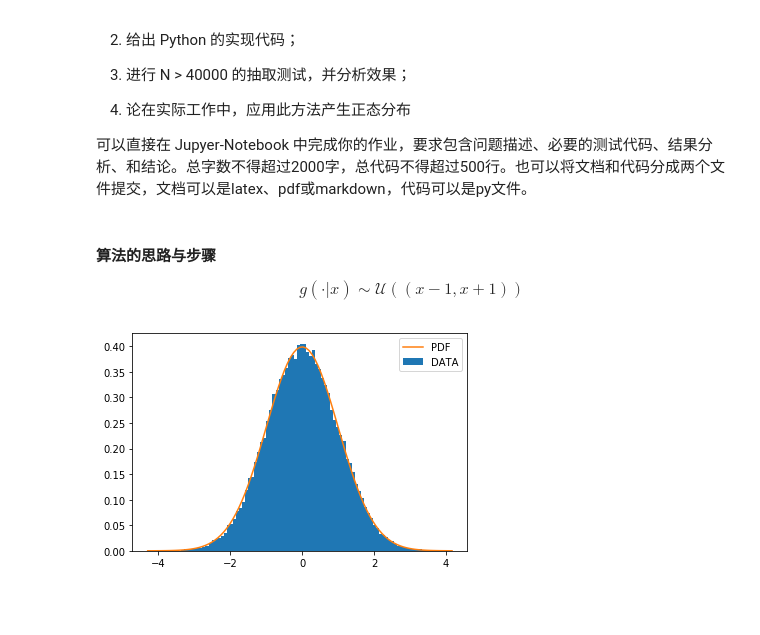
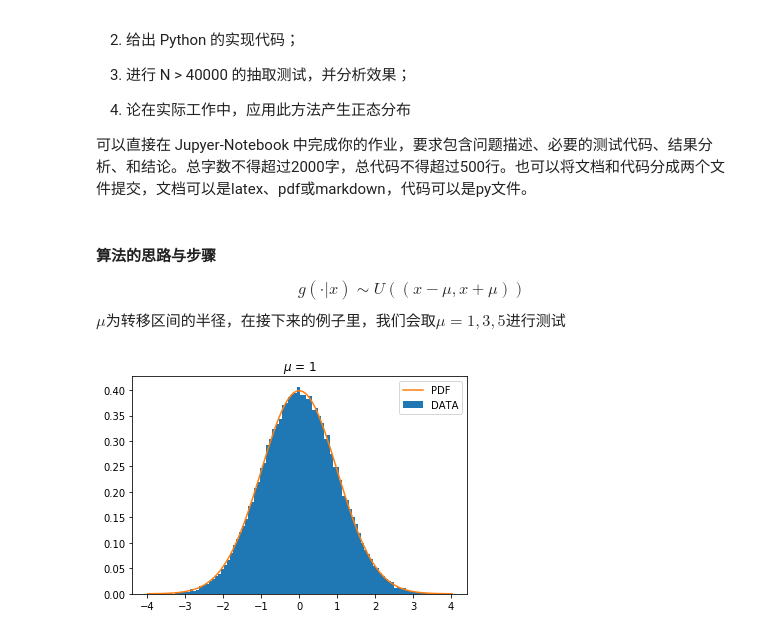
Before and after one commit to handsome12138/ComputerSimulationGit, a Jupyter notebook: Homework/hw3/hw3.ipynb, the cells around one changed output. Saved outputs shown, nothing was run; the diff lists cells and outputs as text; code cells hidden in the pictures; blank space fills up the shorter version.

```diff
--- a/Homework/hw3/hw3.ipynb
+++ b/Homework/hw3/hw3.ipynb
@@ -18,8 +18,9 @@
 # %% [markdown]
 #### 算法的思路与步骤
 $$
-g(\cdot | x) \sim \mathcal{U}((x-1,x+1))
+g(\cdot | x) \sim U((x-\mu,x+\mu))
 $$
+$\mu$为转移区间的半径，在接下来的例子里，我们会取$\mu = 1,3,5$进行测试
 # %%
 import numpy as np
 import matplotlib.pyplot as plt
@@ -33,21 +40,29 @@ def trans(x):
 # %%
-N = 100000 # 总次数
+N = 500000 # 总次数
 start = 10000
-res = np.zeros(N) # 保存结果的向量
-x = 0 #初值
-for i in range(N):
-    y = trans(x)
-    h = np.min([1, f(y)/f(x)])
-    u = np.random.rand()
-    if u < h:
-        x = y
-    res[i] = x
+
+def norm_gen(func = trans,N = 100000, start = 10000, x0=0):
+    res = np.zeros(N) # 保存结果的向量
+    x = x0 #初值
+    for i in range(N):
+        y = func(x)
+        h = np.min([1, f(y)/f(x)])
+        u = np.random.rand()
+        if u < h:
+            x = y
+        res[i] = x
+    return res
+
+res1 = norm_gen(trans)
+res2 = norm_gen(trans2)
+res3 = norm_gen(trans3)
 # %%
 # 绘制模块
-num = plt.hist(res[start:], bins = 100, normed = 1, label='DATA')
+num = plt.hist(res1[start:], bins = 100, normed = 1, label='DATA')
 y = 1/np.sqrt(2*np.pi) * f(num[1])
 plt.plot(num[1], y, label = 'PDF')
 plt.legend()
+plt.title(r'$\mu$ = 1')
 plt.show()
 # %% [output]
-[figure, old version]
+[figure, new version]
```
Also changed, not shown: parts of 5 cells of this notebook.
